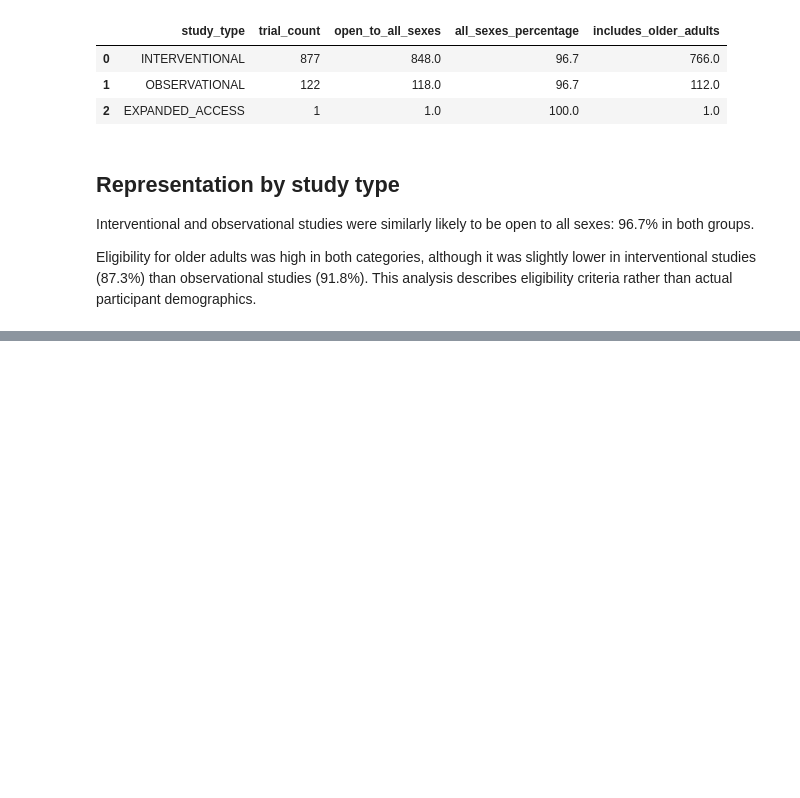
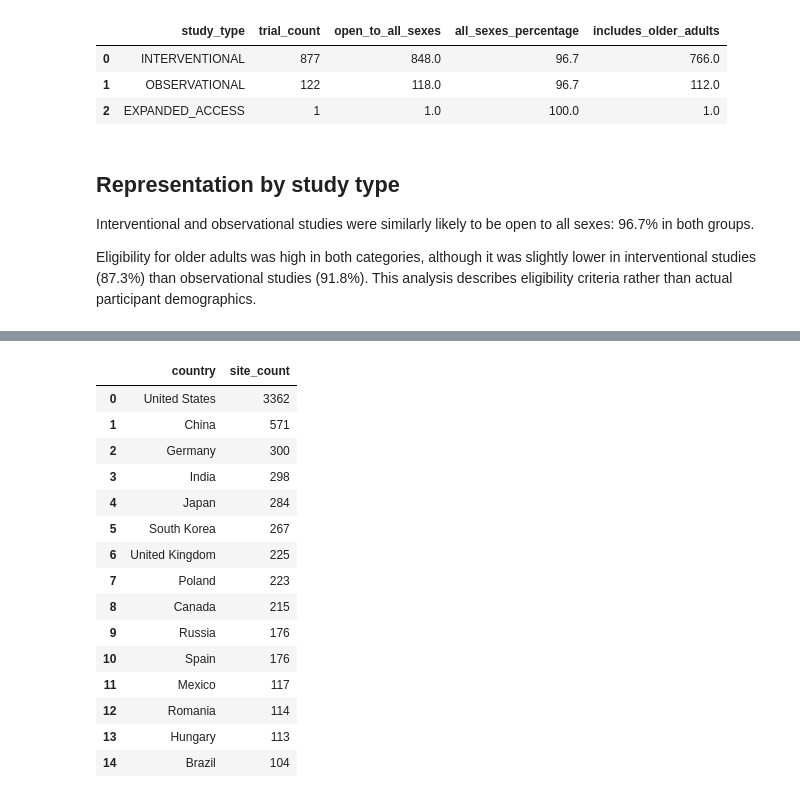
Before and after one commit to namitaramesh/trialscope-clinical-trial-representation, a Jupyter notebook: notebooks/02_load_raw_data.ipynb, the cells around one changed output, grey strips where cells are left out. Drawn from its saved outputs; the diff is of its cells as text; code cells hidden in the pictures; blank space fills up the shorter version.

```diff
--- a/notebooks/02_load_raw_data.ipynb
+++ b/notebooks/02_load_raw_data.ipynb
@@ -423,0 +610,16 @@ participant demographics.
+# %%
+locations_long = (
+    trial_clean[["NCT Number", "Locations"]]
+    .dropna()
+    .assign(location_site=lambda data: data["Locations"].str.split("|"))
+    .explode("location_site")
+)
+
+locations_long["country"] = (
+    locations_long["location_site"]
+    .str.rsplit(",", n=1)
+    .str[-1]
+    .str.strip()
+)
+
+locations_long.head()
@@ -423,0 +633,26 @@ participant demographics.
+# %%
+country_summary = (
+    locations_long["country"]
+    .value_counts()
+    .rename_axis("country")
+    .reset_index(name="site_count")
+)
+
+country_summary.head(15)
+# %% [output]
+|  | country | site_count |
+| 0 | United States | 3362 |
+| 1 | China | 571 |
+| 2 | Germany | 300 |
+| 3 | India | 298 |
+| 4 | Japan | 284 |
+| 5 | South Korea | 267 |
+| 6 | United Kingdom | 225 |
+| 7 | Poland | 223 |
+| 8 | Canada | 215 |
+| 9 | Russia | 176 |
+| 10 | Spain | 176 |
+| 11 | Mexico | 117 |
+| 12 | Romania | 114 |
+| 13 | Hungary | 113 |
+| 14 | Brazil | 104 |
```
Also changed, not shown: parts of 16 cells of this notebook, 1 other file.
